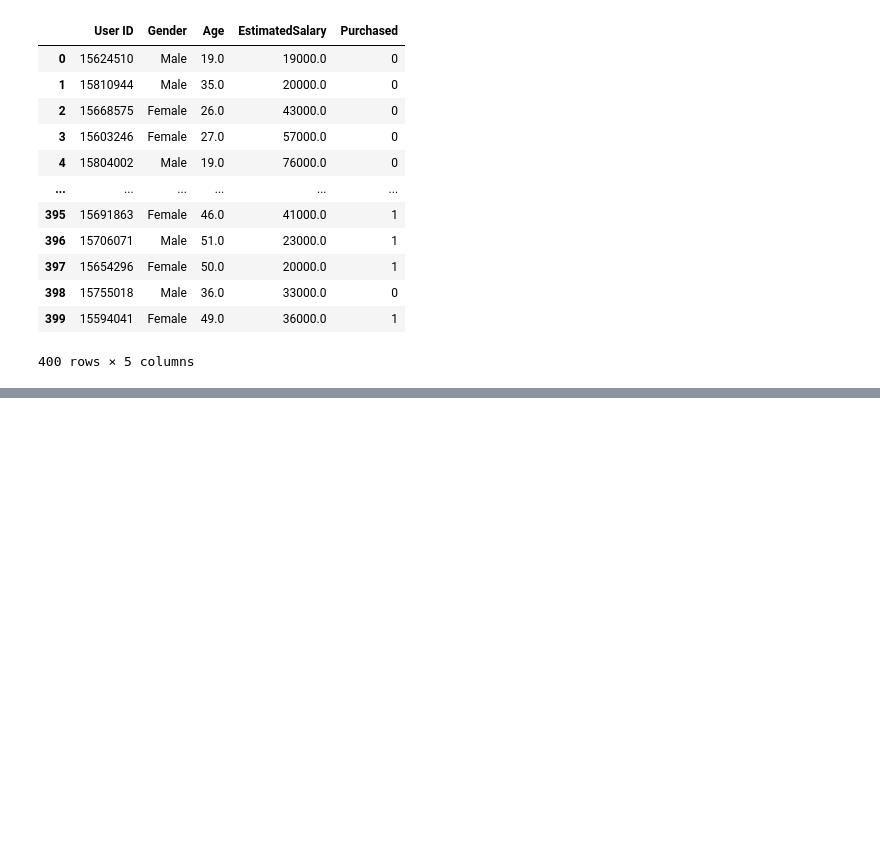
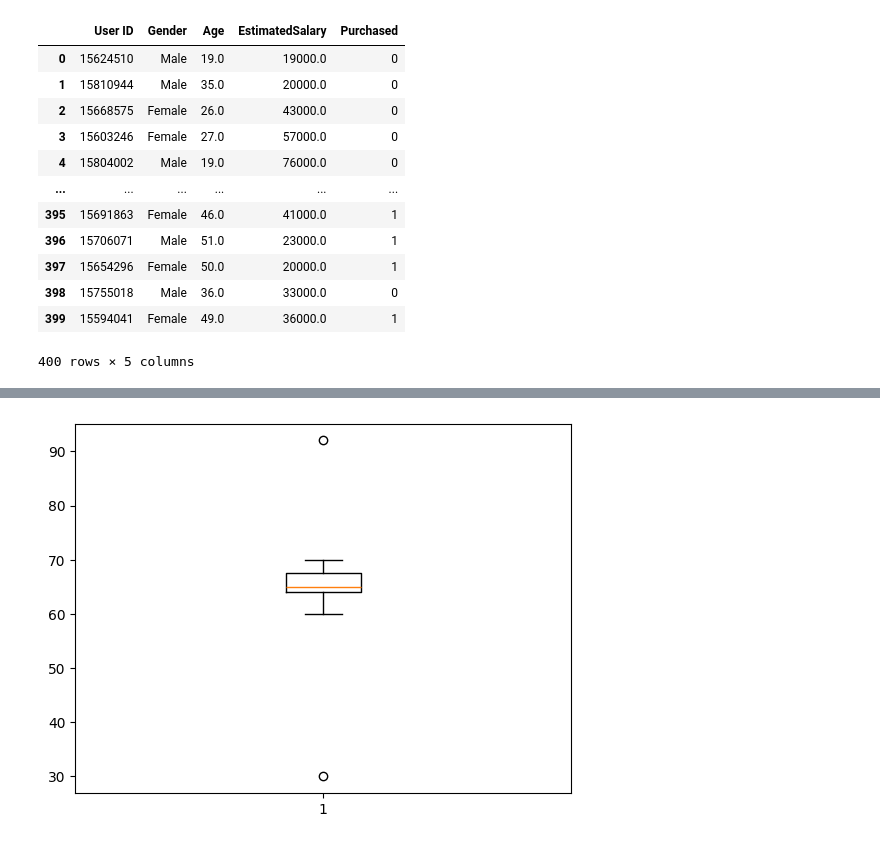
Before and after one commit to AdityaThakare72/Ajeenkya_DYP_Jan2026, a Jupyter notebook: Day5/data_viz_Jan8.ipynb, the cells around one changed output, grey strips where cells are left out. Cells and saved outputs as stored; diff of their text form; code cells hidden in the pictures; blank space fills up the shorter version.

```diff
--- a/Day5/data_viz_Jan8.ipynb
+++ b/Day5/data_viz_Jan8.ipynb
@@ -115,0 +151,4 @@ df1
+# %%
+plt.boxplot(marks);
+# %% [output]
+[figure, added]
```
Also changed, not shown: parts of 9 cells of this notebook.
